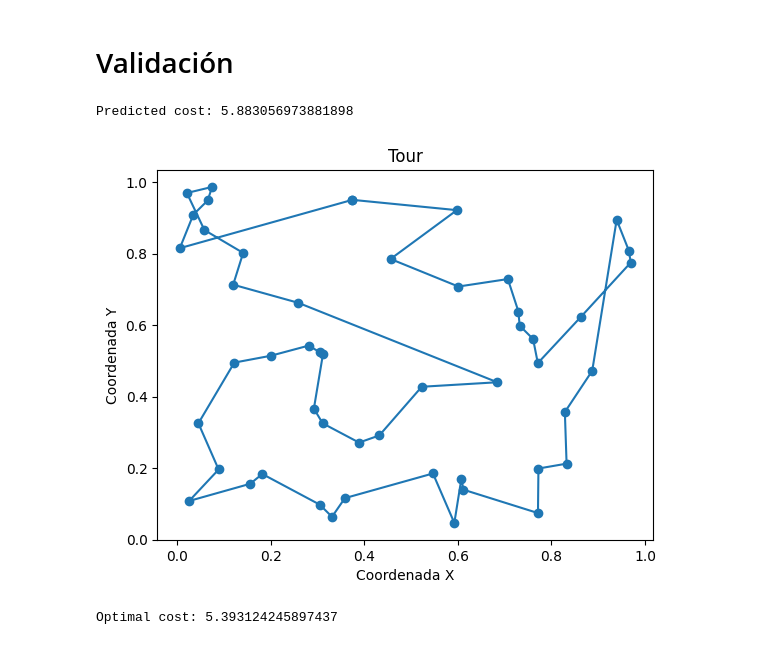
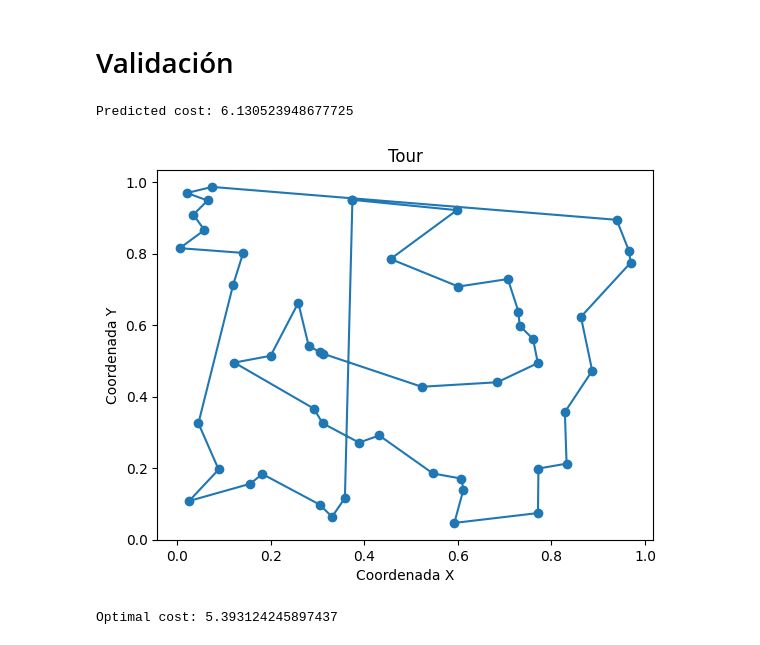
Before and after one commit to OscarRojasG/TSP-Framework, a Jupyter notebook: main.ipynb, the cells around one changed output. Drawn from its saved outputs; the diff is of its cells as text; code cells hidden in the pictures.

```diff
--- a/main.ipynb
+++ b/main.ipynb
@@ -67,16 +76,24 @@ save_model(model, filename="model_v3_2.pth")
+# %%
+from src.training import load_model
+from src.models.transformer_v5 import TSPTransformer
+
+model = load_model(TSPTransformer, model_name="model_v5_3")
 # %% [markdown]
 # Validación
 # %%
+from src.data_gen import read_instances
 from src.solvers.model import ModelSolver
 
+instances = read_instances("TSP50.pkl")
+instance = instances[0]
+
 model_solver = ModelSolver(model)
-model_sol = model_solver.solve(instance_file="TSP50.pkl", instance_number=0)
-
+model_sol = model_solver.solve(instance)
 print("Predicted cost:", model_sol.cost)
 model_sol.plot()
 # %% [output]
-Predicted cost: 5.883056973881898
+Predicted cost: 6.130523948677725
-[figure, old version]
+[figure, new version]
 # %%
 from src.data_gen import read_instances
 from src.solvers.ortools import solve
```
Also changed, not shown: parts of 9 cells of this notebook, 9 other files.
